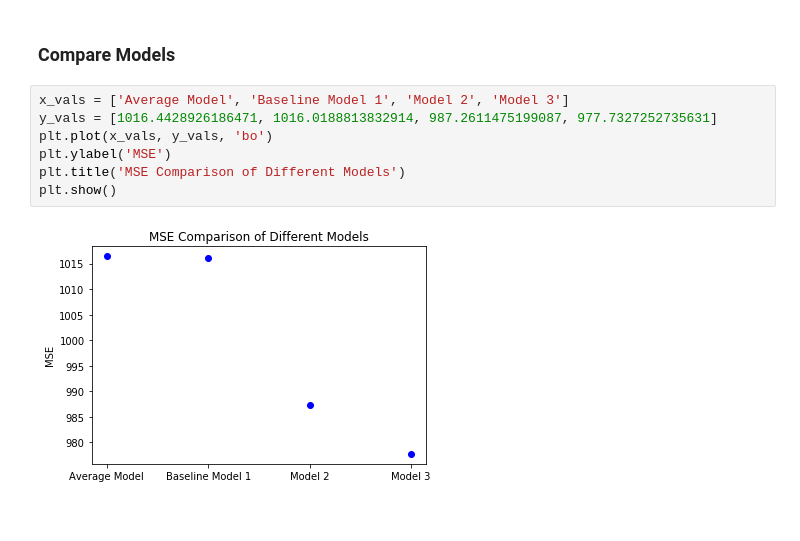
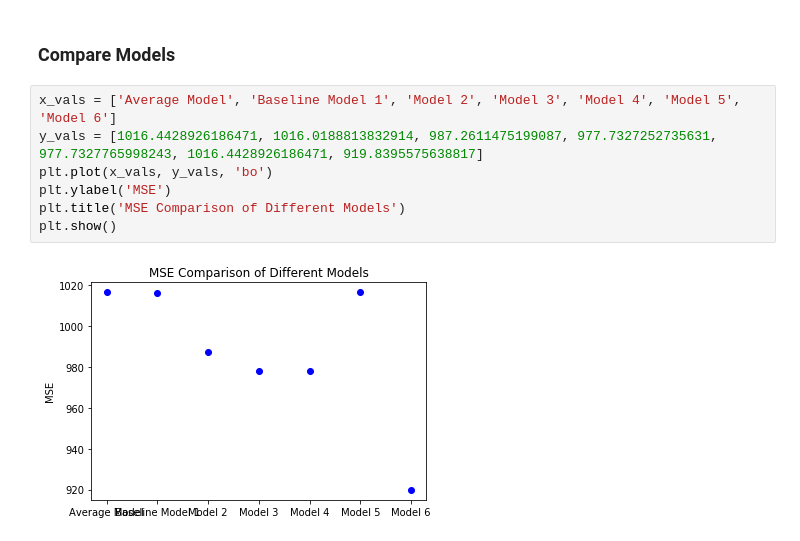
Before and after one commit to jenonds/Jessica, a Jupyter notebook: Assignment 2.ipynb, the cells around one changed output. Cells and saved outputs as stored; diff of their text form.

Commit message:
add model 6 (xgboost) without tuning

```diff
--- a/Assignment 2.ipynb
+++ b/Assignment 2.ipynb
@@ -821,11 +887,11 @@ test[0]['AIRLINE']
 # %% [markdown]
 ### Compare Models
 # %%
-x_vals = ['Average Model', 'Baseline Model 1', 'Model 2', 'Model 3']
-y_vals = [1016.4428926186471, 1016.0188813832914, 987.2611475199087, 977.7327252735631]
+x_vals = ['Average Model', 'Baseline Model 1', 'Model 2', 'Model 3', 'Model 4', 'Model 5', 'Model 6']
+y_vals = [1016.4428926186471, 1016.0188813832914, 987.2611475199087, 977.7327252735631, 977.7327765998243, 1016.4428926186471, 919.8395575638817]
 plt.plot(x_vals, y_vals, 'bo')
 plt.ylabel('MSE')
 plt.title('MSE Comparison of Different Models')
 plt.show()
 # %% [output]
-[figure, old version]
+[figure, new version]
```
Also changed, not shown: parts of 7 cells of this notebook.
